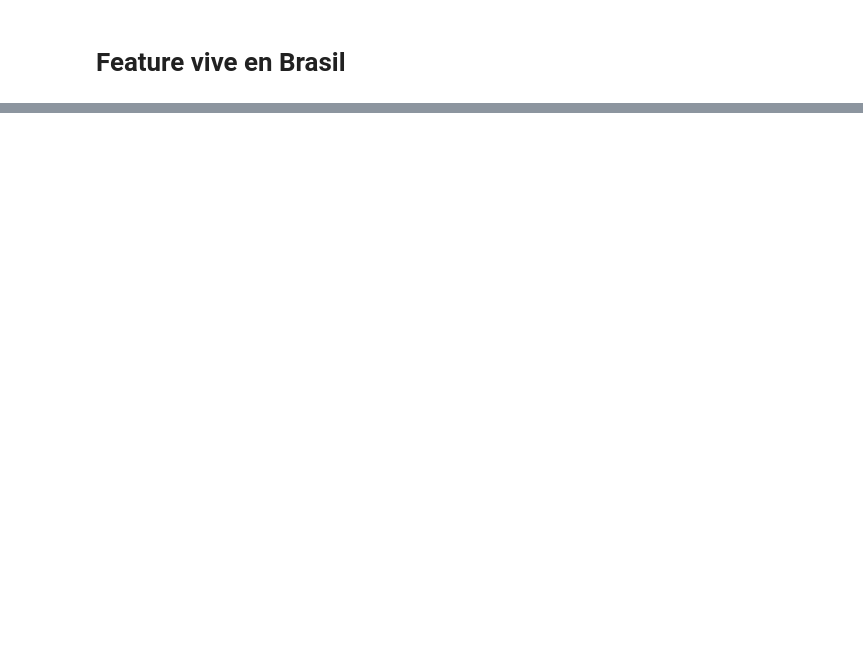
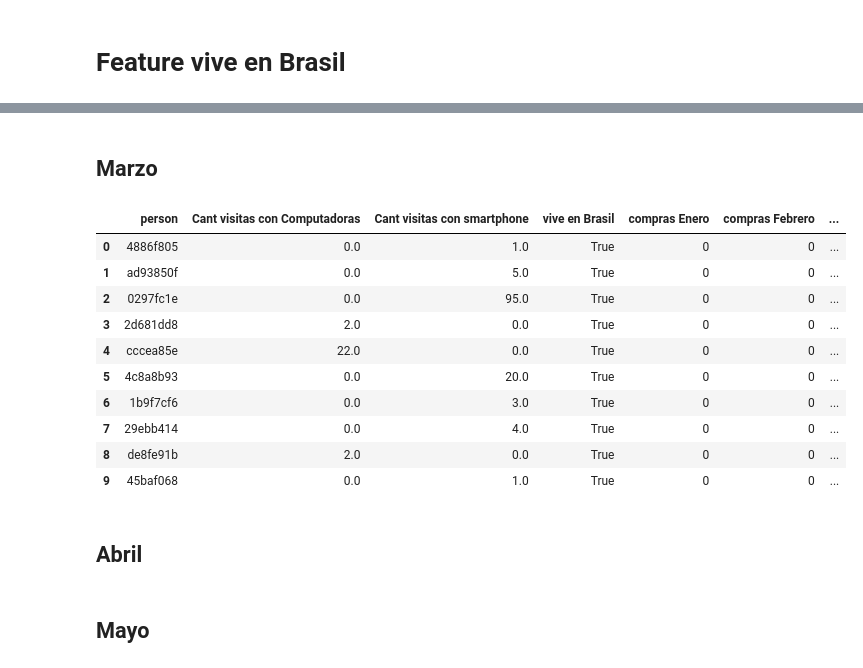
Before and after one commit to seblaz/7506-datos-tp2, a Jupyter notebook: Features/Feature Engineering Fran.ipynb, the cells around one changed output, grey strips where cells are left out. Cells and saved outputs as stored; diff of their text form; code cells hidden in the pictures; blank space fills up the shorter version.

Commit message:
Agregado de Compras por mes

```diff
--- a/Features/Feature Engineering Fran.ipynb
+++ b/Features/Feature Engineering Fran.ipynb
@@ -86,0 +135,2 @@ df_features.head()
+# %%
+df_features = df_features.rename(columns={'Computer':'Cant visitas con Computadoras','Smartphone':'Cant visitas con smartphone','conv':'compras Enero'})
@@ -86,0 +148,4 @@ df_features.head()
+# %%
+df_compras_febrero = df_cant_conversiones.loc[(df_cant_conversiones['timestamp'].dt.month==2),:]
+df_compras_febrero = df_compras_febrero.groupby('person').agg({'conv':'sum'})
+df_compras_febrero.head()
@@ -86,0 +160,3 @@ df_features.head()
+# %%
+df_features = df_features.merge(df_compras_febrero, how='inner', on='person')
+df_features.head()
@@ -86,0 +170,4 @@ df_features.head()
+# %%
+df_features.rename(columns={'conv':'compras Febrero'}, inplace=True)
+
+df_features.head(10)
@@ -86,0 +186,23 @@ df_features.head()
+# %% [markdown]
+## Marzo
+# %%
+df_compras_marzo = df_cant_conversiones.loc[(df_cant_conversiones['timestamp'].dt.month==3),:]
+df_compras_marzo = df_compras_marzo.groupby('person').agg({'conv':'sum'})
+df_features = df_features.merge(df_compras_marzo, how='inner', on='person')
+df_features.rename(columns={'conv':'compras Marzo'}, inplace=True)
+
+df_features.head(10)
+# %% [output]
+|  | person | Cant visitas con Computadoras | Cant visitas con smartphone | vive en Brasil | compras Enero | compras Febrero | ... |
+| 0 | 4886f805 | 0.0 | 1.0 | True | 0 | 0 | ... |
+| 1 | ad93850f | 0.0 | 5.0 | True | 0 | 0 | ... |
+| 2 | 0297fc1e | 0.0 | 95.0 | True | 0 | 0 | ... |
+| 3 | 2d681dd8 | 2.0 | 0.0 | True | 0 | 0 | ... |
+| 4 | cccea85e | 22.0 | 0.0 | True | 0 | 0 | ... |
+| 5 | 4c8a8b93 | 0.0 | 20.0 | True | 0 | 0 | ... |
+| 6 | 1b9f7cf6 | 0.0 | 3.0 | True | 0 | 0 | ... |
+| 7 | 29ebb414 | 0.0 | 4.0 | True | 0 | 0 | ... |
+| 8 | de8fe91b | 2.0 | 0.0 | True | 0 | 0 | ... |
+| 9 | 45baf068 | 0.0 | 1.0 | True | 0 | 0 | ... |
+# %% [markdown]
+## Abril
@@ -86,0 +214,2 @@ df_features.head()
+# %% [markdown]
+## Mayo
```
Also changed, not shown: parts of 18 cells of this notebook.
